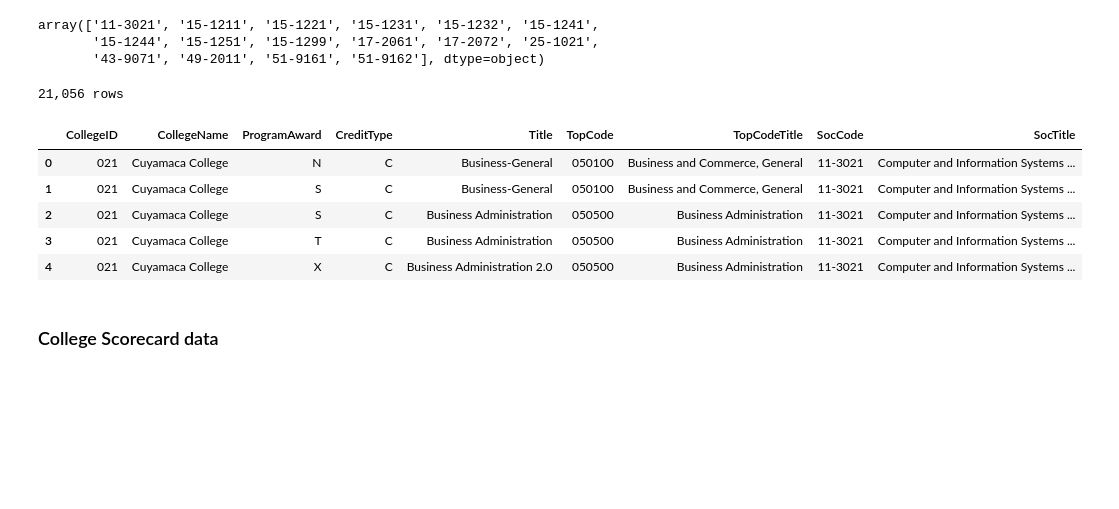
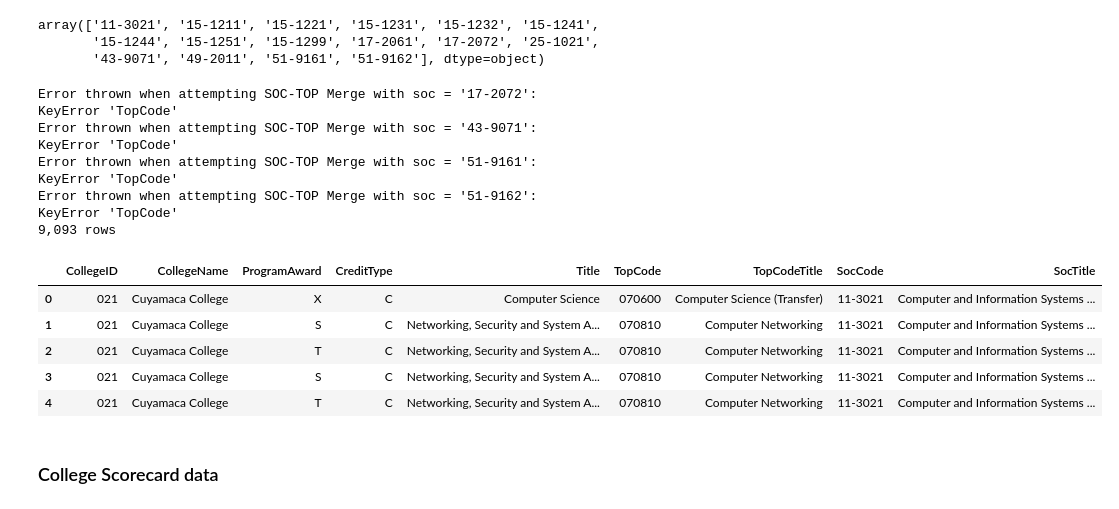
Before and after one commit to ccc-shopper/ccc-shopper-etl, a Jupyter notebook: merge.ipynb, the cells around one changed output. Cells and saved outputs as stored; diff of their text form; code cells hidden in the pictures; blank space fills up the shorter version.

Commit message:
Added Module Dependencies (#5)
* Fixed bug in `merge.ipynb` that was merging on the wrong SOC code.

* Added a pip freeze `requirements.txt` file for necessary modules.

```diff
--- a/merge.ipynb
+++ b/merge.ipynb
@@ -287,27 +287,35 @@ array(['11-3021', '15-1211', '15-1221', '15-1231', '15-1232', '15-1241',
 # %%
 # Build a DataFrame of colleges that offer programs in the relevant TOP Codes
 # for each of the top SOC Codes
 
 matched_top_codes = pd.DataFrame()
 for soc in max_soc_codes:
-    df = join_tools.match_colleges_top_from_soc("15-2041")
+    df = join_tools.match_colleges_top_from_soc(soc)
     df["SocCode"] = soc
     df["SocTitle"] = occupation_by_msa.loc[
         occupation_by_msa["Standard Occupational Classification (SOC)"] == soc,
         "Occupational Title"
     ].values[0]
     matched_top_codes = pd.concat([matched_top_codes, df])
 
 print(f"{matched_top_codes.shape[0]:,} rows")
 matched_top_codes.head()
 # %% [output]
-21,056 rows
+Error thrown when attempting SOC-TOP Merge with soc = '17-2072':
+KeyError 'TopCode'
+Error thrown when attempting SOC-TOP Merge with soc = '43-9071':
+KeyError 'TopCode'
+Error thrown when attempting SOC-TOP Merge with soc = '51-9161':
+KeyError 'TopCode'
+Error thrown when attempting SOC-TOP Merge with soc = '51-9162':
+KeyError 'TopCode'
+9,093 rows
 |  | CollegeID | CollegeName | ProgramAward | CreditType | Title | TopCode | TopCodeTitle | SocCode | SocTitle |
-| 0 | 021 | Cuyamaca College | N | C | Business-General | 050100 | Business and Commerce, General | 11-3021 | Computer and Information Systems ... |
-| 1 | 021 | Cuyamaca College | S | C | Business-General | 050100 | Business and Commerce, General | 11-3021 | Computer and Information Systems ... |
-| 2 | 021 | Cuyamaca College | S | C | Business Administration | 050500 | Business Administration | 11-3021 | Computer and Information Systems ... |
-| 3 | 021 | Cuyamaca College | T | C | Business Administration | 050500 | Business Administration | 11-3021 | Computer and Information Systems ... |
-| 4 | 021 | Cuyamaca College | X | C | Business Administration 2.0 | 050500 | Business Administration | 11-3021 | Computer and Information Systems ... |
+| 0 | 021 | Cuyamaca College | X | C | Computer Science | 070600 | Computer Science (Transfer) | 11-3021 | Computer and Information Systems ... |
+| 1 | 021 | Cuyamaca College | S | C | Networking, Security and System A... | 070810 | Computer Networking | 11-3021 | Computer and Information Systems ... |
+| 2 | 021 | Cuyamaca College | T | C | Networking, Security and System A... | 070810 | Computer Networking | 11-3021 | Computer and Information Systems ... |
+| 3 | 021 | Cuyamaca College | S | C | Networking, Security and System A... | 070810 | Computer Networking | 11-3021 | Computer and Information Systems ... |
+| 4 | 021 | Cuyamaca College | T | C | Networking, Security and System A... | 070810 | Computer Networking | 11-3021 | Computer and Information Systems ... |
 # %% [markdown]
 ### College Scorecard data
 # %%
```
Also changed, not shown: parts of 1 cell of this notebook, 1 other file.
